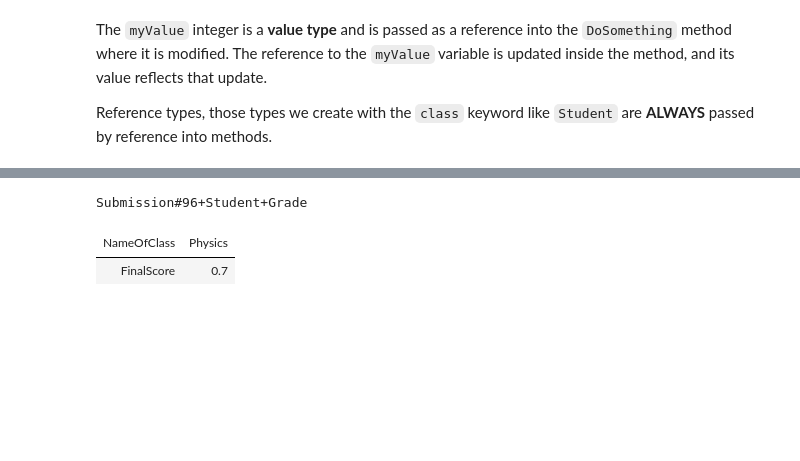
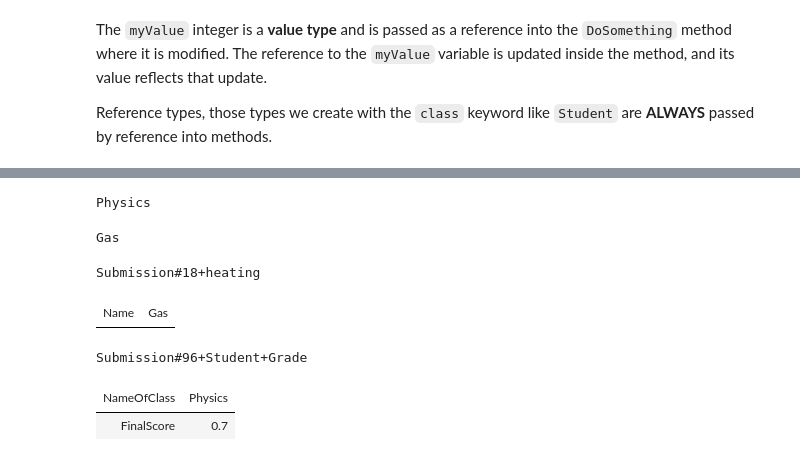
Before and after one commit to ocakbora/csharp_with_csharpfritz, a Jupyter notebook: notebooks/0103-MethodsEvents.ipynb, the cells around one changed output, grey strips where cells are left out. Saved outputs shown, nothing was run; the diff lists cells and outputs as text; code cells hidden in the pictures; blank space fills up the shorter version.

```diff
--- a/notebooks/0103-MethodsEvents.ipynb
+++ b/notebooks/0103-MethodsEvents.ipynb
@@ -397,2 +411,26 @@ Submission#9+Student+Grade
 | NameOfClass | Physics |
 | FinalScore | 0.9 |
+# %%
+g.NameOfClass
+# %% [output]
+Physics
+# %%
+class heating {
+
+    public string Name {get; set;}
+}
+
+class building {
+
+    public building (string name,  heating heating) {
+
+        this.Name = name;
+        this.Heating = heating;
+
+    }
+
+    public string Name {get; set;}
+
+    public heating Heating {get; set;}
+
+}
@@ -399,3 +440,33 @@ Submission#9+Student+Grade
+# %%
+b.Heating.Name
+# %% [output]
+Gas
+# %%
+class heating {
+
+    public string Name {get; set;}
+}
+
+class building {
+
+    public building (string name) {
+
+        this.Name = name;
+
+    }
+
+    public string Name {get; set;}
+
+    public heating Heating {get; set;}
+
+}
+# %%
+var b = new building("mybuilding");
+b.Heating = new heating(){Name="Gas"};
+b.Heating
+# %% [output]
+Submission#18+heating
+| Name | Gas |
 # %%
 class Student {
 
```
Also changed, not shown: parts of 4 cells of this notebook, 4 other files.
